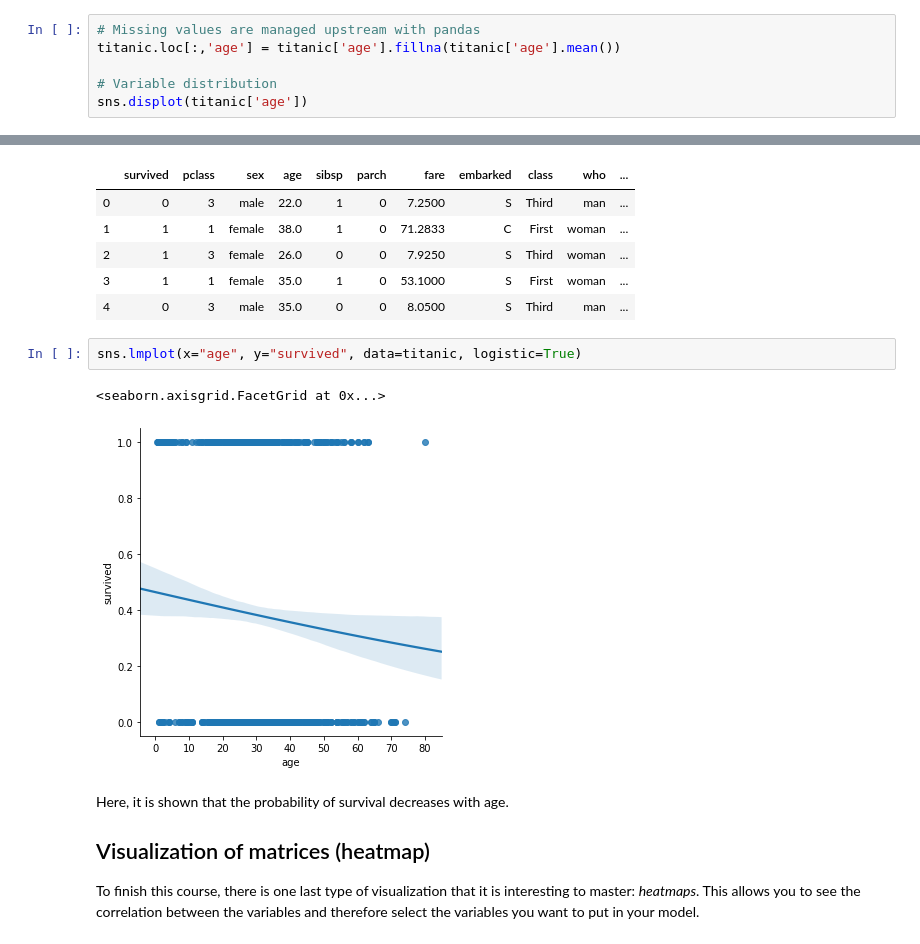
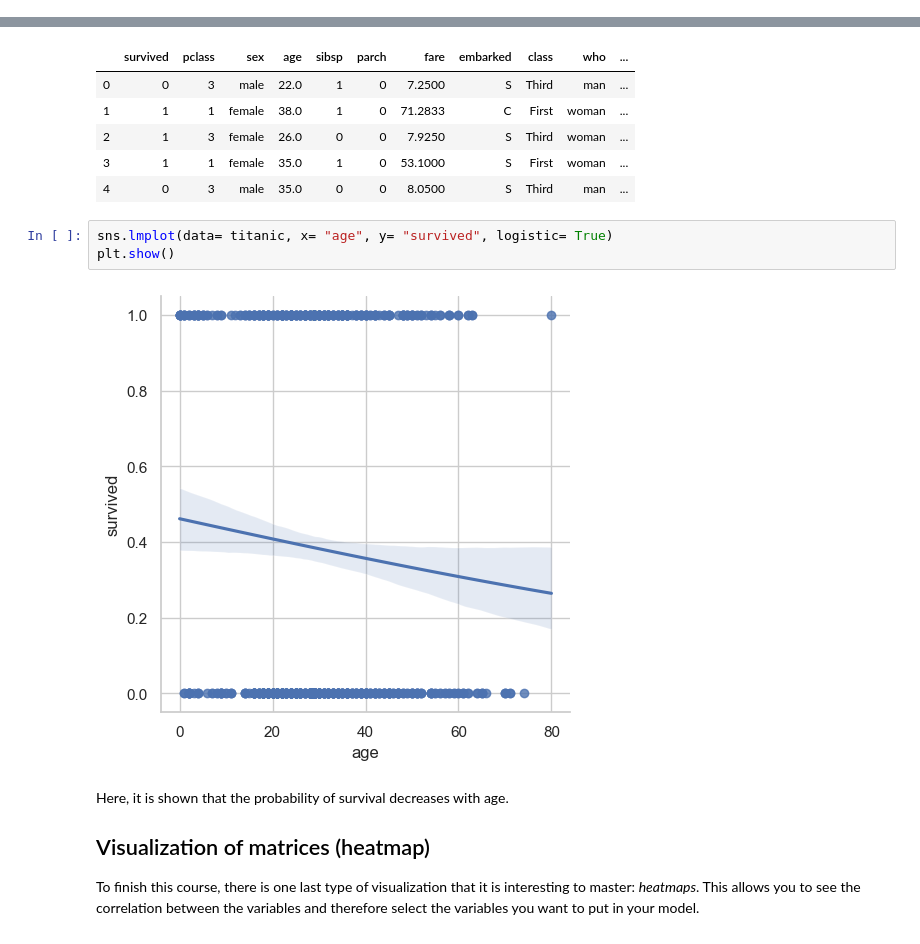
Before and after one commit to aevlkm/eda, a Jupyter notebook: 02_EDA/02-Seaborn.ipynb, the cells around one changed output, grey strips where cells are left out. Saved outputs shown, nothing was run; the diff lists cells and outputs as text.

```diff
--- a/02_EDA/02-Seaborn.ipynb
+++ b/02_EDA/02-Seaborn.ipynb
@@ -125,9 +119,3 @@ sns.displot(titanic["age"], stat= "density", kde=True, kde_kws=dict(cut=3), aspe
 plt.show()
 # %% [output]
 [figure]
-# %%
-# Missing values are managed upstream with pandas
-titanic.loc[:,'age'] = titanic['age'].fillna(titanic['age'].mean())
-
-# Variable distribution
-sns.displot(titanic['age'])
@@ -441,10 +421,10 @@ titanic.head()
 | 3 | 1 | 1 | female | 35.0 | 1 | 0 | 53.1000 | S | First | woman | ... |
 | 4 | 0 | 3 | male | 35.0 | 0 | 0 | 8.0500 | S | Third | man | ... |
 # %%
-sns.lmplot(x="age", y="survived", data=titanic, logistic=True)
+sns.lmplot(data= titanic, x= "age", y= "survived", logistic= True)
+plt.show()
 # %% [output]
-<seaborn.axisgrid.FacetGrid at 0x...>
-[figure, old version]
+[figure, new version]
 # %% [markdown]
 Here, it is shown that the probability of survival decreases with age.
 
```
Also changed, not shown: parts of 4 cells of this notebook, 2 other files.
